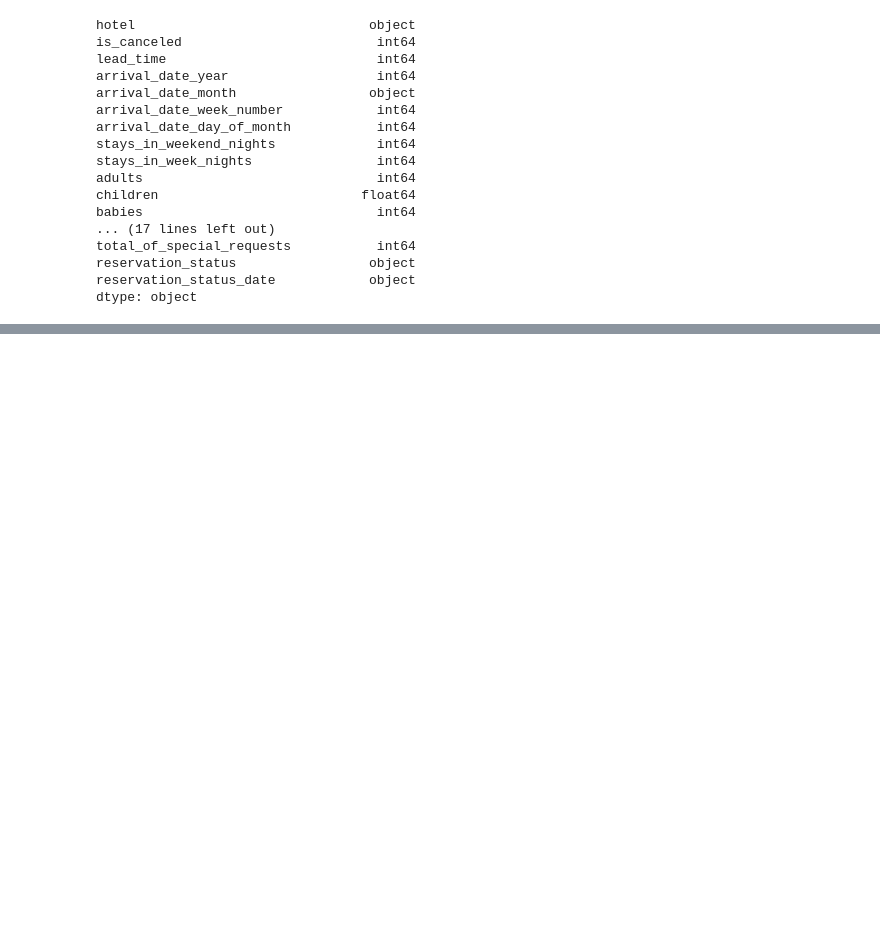
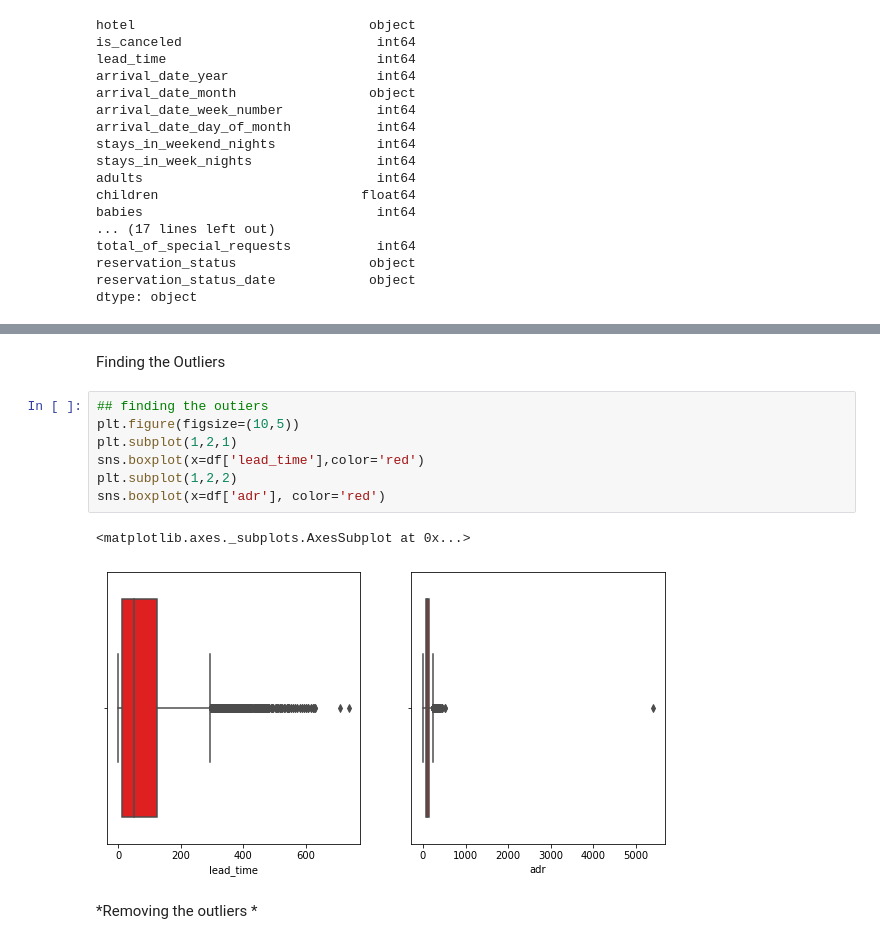
Before and after one commit to sugunayaparala/-Hotel-Booking-Analysis, a Jupyter notebook: Hotel_Booking_Analysis_Capstone_Project.ipynb, the cells around one changed output, grey strips where cells are left out. Cells and saved outputs as stored; diff of their text form; blank space fills up the shorter version.

```diff
--- a/Hotel_Booking_Analysis_Capstone_Project.ipynb
+++ b/Hotel_Booking_Analysis_Capstone_Project.ipynb
@@ -84,0 +252,14 @@ dtype: object
+# %% [markdown]
+Finding the Outliers
+# %%
+## finding the outiers
+plt.figure(figsize=(10,5))
+plt.subplot(1,2,1)
+sns.boxplot(x=df['lead_time'],color='red')
+plt.subplot(1,2,2)
+sns.boxplot(x=df['adr'], color='red')
+# %% [output]
+<matplotlib.axes._subplots.AxesSubplot at 0x...>
+[figure, added]
+# %% [markdown]
+*Removing the outliers *
```
Also changed, not shown: parts of 16 cells of this notebook.
